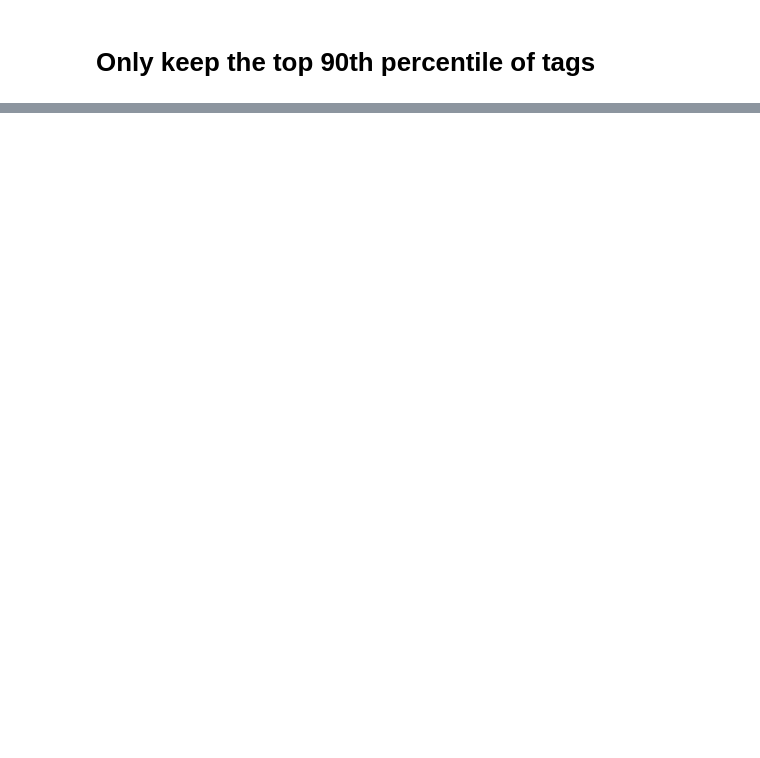
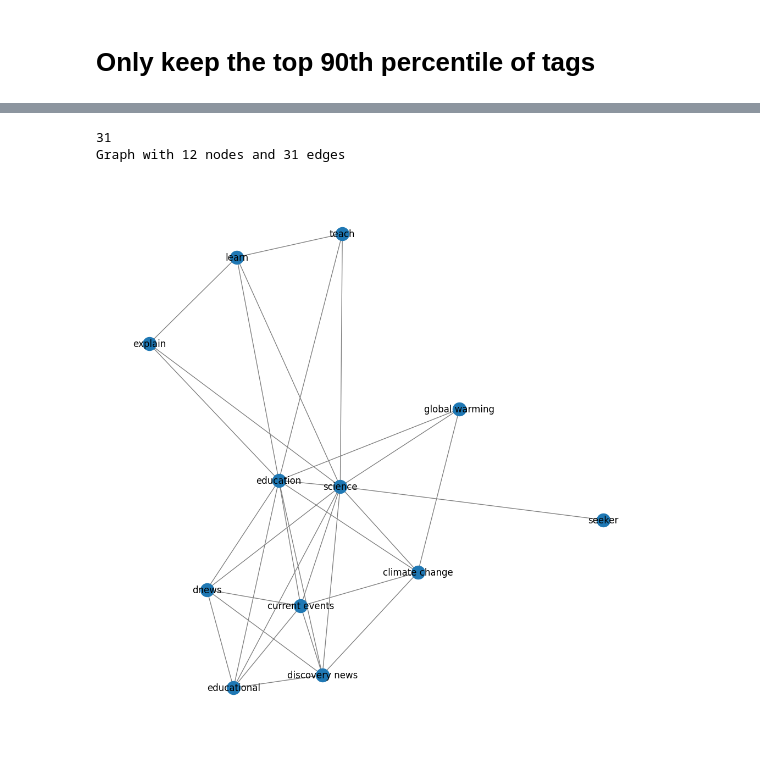
Before and after one commit to agatha-duzan/ada-2023-project-fadamily, a Jupyter notebook: tag_analysis.ipynb, the cells around one changed output, grey strips where cells are left out. Saved outputs shown, nothing was run; the diff lists cells and outputs as text; code cells hidden in the pictures; blank space fills up the shorter version.

```diff
--- a/tag_analysis.ipynb
+++ b/tag_analysis.ipynb
@@ -64,0 +124,13 @@ Length: 697, dtype: int64
+# %%
+edges = tag_graph.edges.data('weight')
+weights = [w for u, v, w in edges]
+threshold = np.percentile(weights, 99)
+filtered_edges = [(u, v, w) for u, v, w in edges if w > threshold]
+print(len(filtered_edges))
+
+filtered_graph = nx.Graph()
+filtered_graph.add_weighted_edges_from(filtered_edges)
+print(filtered_graph)
+# %% [output]
+31
+Graph with 12 nodes and 31 edges
@@ -64,0 +139,7 @@ Length: 697, dtype: int64
+# %%
+plt.figure(figsize=(10, 10))
+pos = nx.spring_layout(filtered_graph)
+nx.draw(filtered_graph, pos, edge_color='grey', with_labels=True)
+plt.show()
+# %% [output]
+[figure, added]
```
Also changed, not shown: parts of 15 cells of this notebook.
